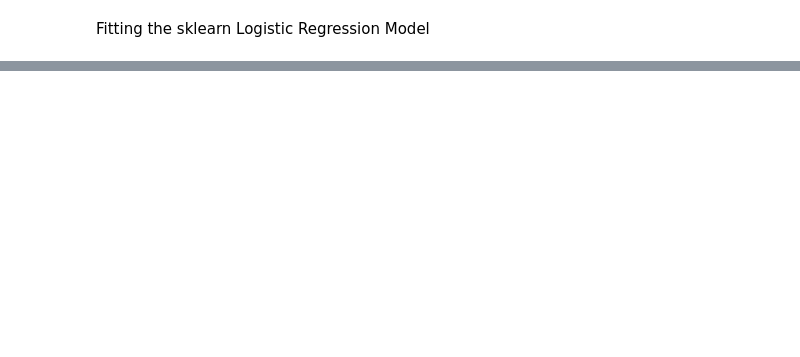
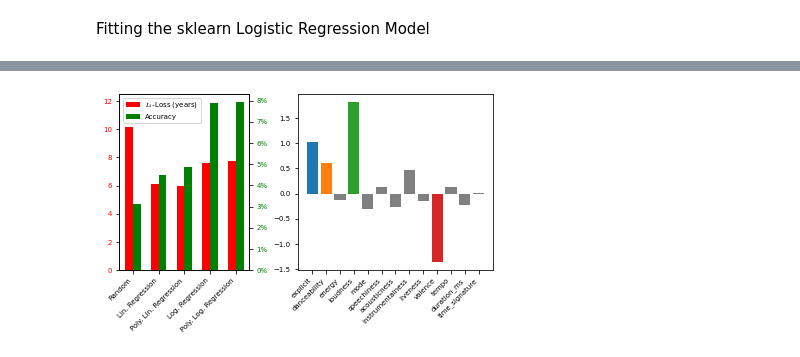
Before and after one commit to Zleander/MusicalDevelopment, a Jupyter notebook: Notebooks/LinRegression.ipynb, the cells around one changed output, grey strips where cells are left out. Saved outputs shown, nothing was run; the diff lists cells and outputs as text; code cells hidden in the pictures; blank space fills up the shorter version.

```diff
--- a/Notebooks/LinRegression.ipynb
+++ b/Notebooks/LinRegression.ipynb
@@ -66,0 +83,41 @@ Accuracy of predictor: 0.1273191712591384
+# %%
+names = ['Random', 'Lin. Regression', 'Poly. Lin. Regression', 'Log. Regression', 'Poly. Log. Regression']
+l1_losses = [10.129583746499913, 6.113696974889281, 5.956544964282252, 7.596235415401686, 7.7255190609943085]
+l2_losses = [153.8909257698003, 53.87570765992985, 51.64688522673475, 95.0179798447513, 98.38477129864627]
+accuracy = [0.031334553539836545, 0.04506318718521075, 0.04871070185171433, 0.07885620929308108, 0.07910520131223163]
+
+
+N = len(names)
+ind = np.arange(N)
+fig, axs = plt.subplots(1,2, gridspec_kw={'width_ratios': [2, 3]})
+ax, ax2 = axs
+ax1 = ax.twinx()
+
+width = 0.3
+
+# TODO change these colors
+color0 = 'red'
+color1 = 'green'
+
+# Plotting
+b0 = ax.bar(ind, l1_losses , width, label='$L_1$-Loss (years)', color=color0)
+#b0 = ax.bar(ind, l2_losses , width, label='$L_2$-Loss (years)', color=color0)
+b1 = ax1.bar(ind + width, accuracy, width, label='Accuracy', color=color1)
+ax.set_xticks(ind + width / 2, names, rotation=45, horizontalalignment='right')
+
+ax.legend([b0,b1],[b.get_label() for b in [b0, b1]], loc='upper left')
+
+ax.tick_params(axis='y', labelcolor=color0)
+accs = np.array(list(range(0,9,1)))
+ax1.set_yticks(accs/100, [f'{a}%' for a in accs])
+ax1.tick_params(axis='y', labelcolor=color1)
+ax.set_ylim(0,12.5)
+
+interesting_features = ['explicit', 'danceability','loudness','valence']
+for f, c in zip(predictors,reg.coef_):
+    ax2.bar(f, c, color='grey' if f not in interesting_features else None)
+plt.setp(ax2.get_xticklabels(), rotation=45, horizontalalignment='right')
+plt.savefig('../figs/losses_lincoefs.pdf',bbox_inches='tight')
+plt.show()
+# %% [output]
+[figure, added]
```
Also changed, not shown: parts of 6 cells of this notebook.
